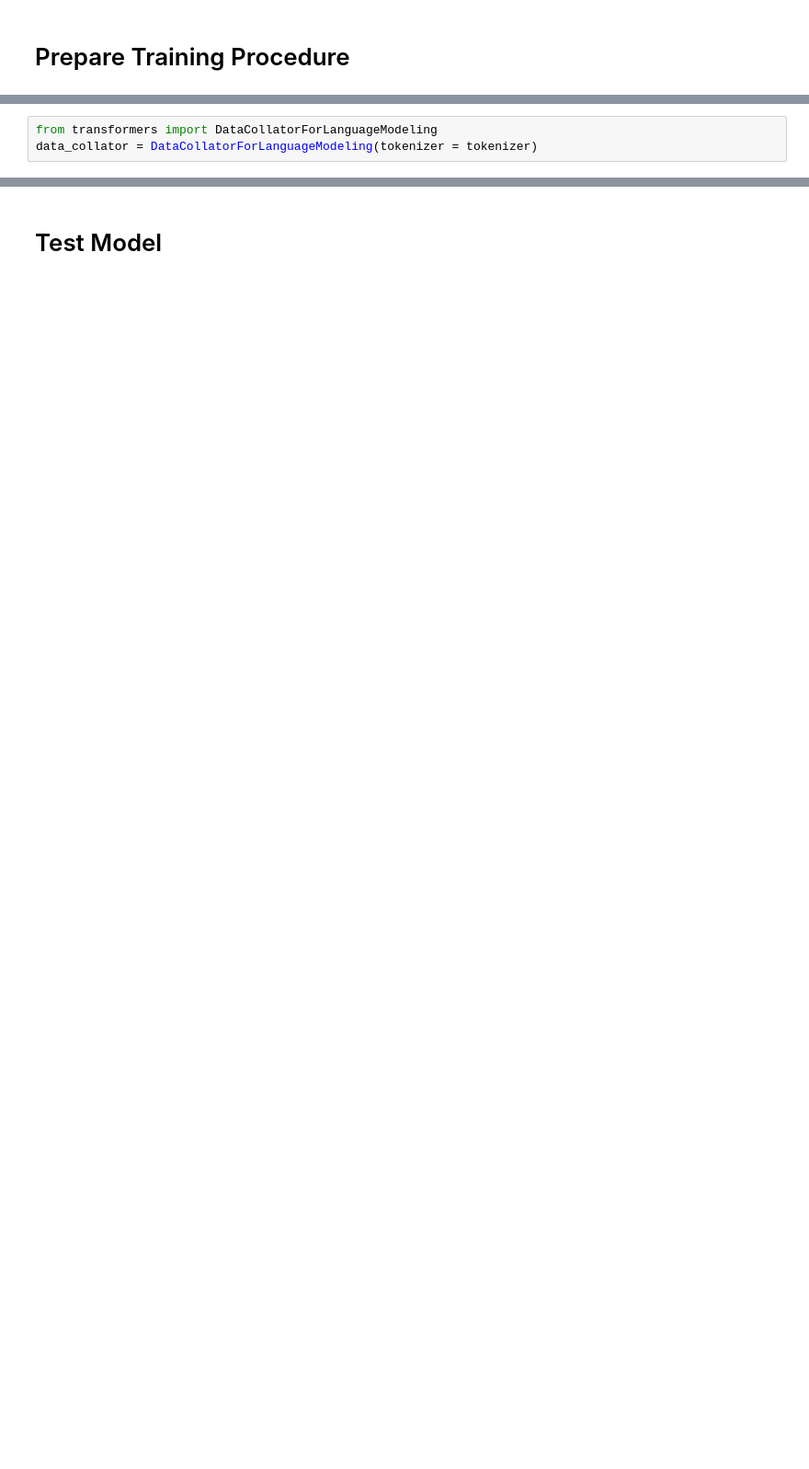
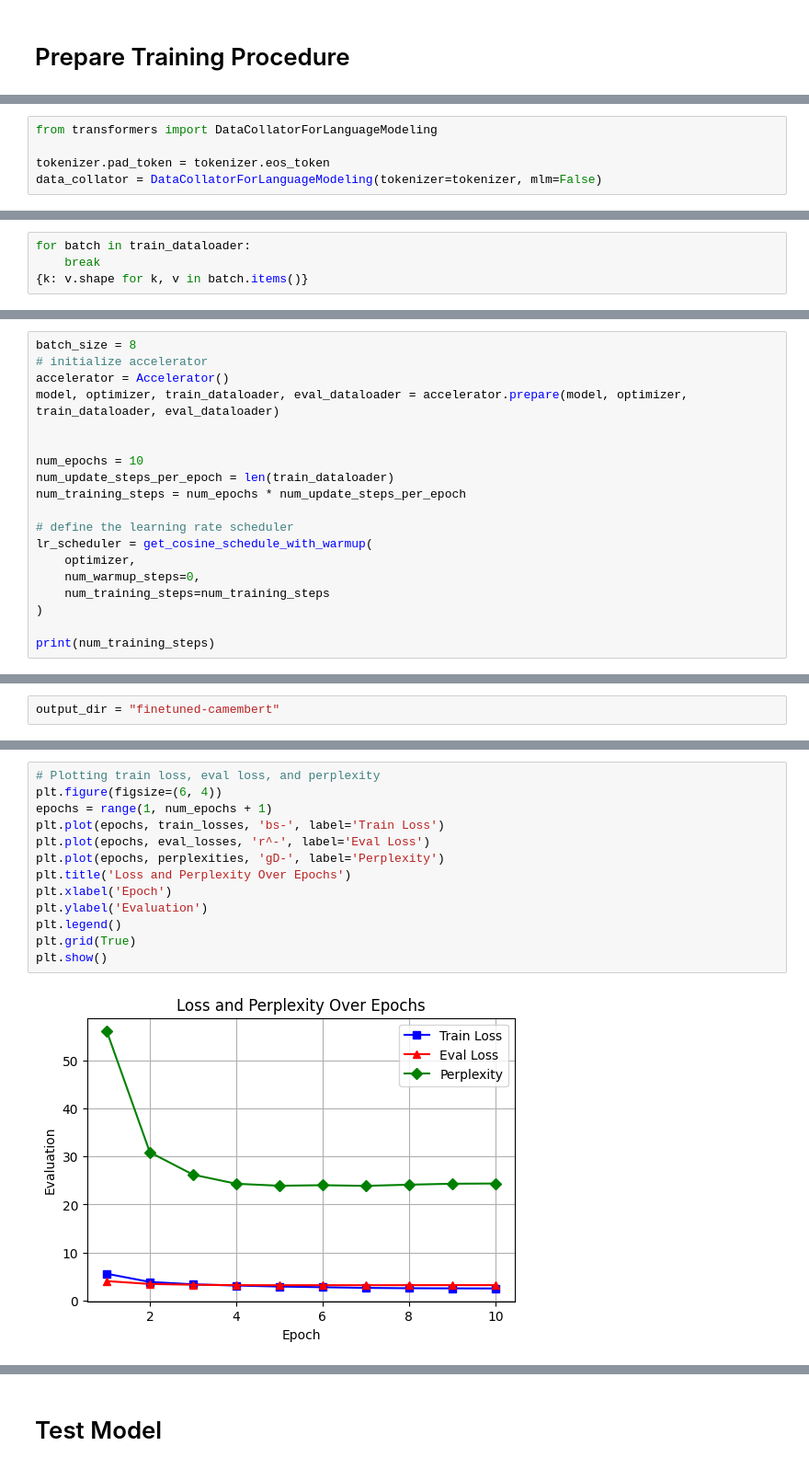
Before and after one commit to huang-pixel/src, a Jupyter notebook: camemBERT_finetuning.ipynb, the cells around one changed output, grey strips where cells are left out. Shown at 92% size. Saved outputs shown, nothing was run; the diff lists cells and outputs as text; blank space fills up the shorter version.

```diff
--- a/camemBERT_finetuning.ipynb
+++ b/camemBERT_finetuning.ipynb
@@ -265,3 +153,5 @@ torch.cuda.current_device()
 # %%
 from transformers import DataCollatorForLanguageModeling
-data_collator = DataCollatorForLanguageModeling(tokenizer = tokenizer)
+
+tokenizer.pad_token = tokenizer.eos_token
+data_collator = DataCollatorForLanguageModeling(tokenizer=tokenizer, mlm=False)
@@ -300,0 +167,4 @@ lr_scheduler = get_scheduler("linear",optimizer=optimizer,num_warmup_steps=0,num
+# %%
+for batch in train_dataloader:
+    break
+{k: v.shape for k, v in batch.items()}
@@ -300,0 +183,19 @@ lr_scheduler = get_scheduler("linear",optimizer=optimizer,num_warmup_steps=0,num
+# %%
+batch_size = 8
+# initialize accelerator
+accelerator = Accelerator()
+model, optimizer, train_dataloader, eval_dataloader = accelerator.prepare(model, optimizer, train_dataloader, eval_dataloader)
+
+
+num_epochs = 10
+num_update_steps_per_epoch = len(train_dataloader)
+num_training_steps = num_epochs * num_update_steps_per_epoch
+
+# define the learning rate scheduler
+lr_scheduler = get_cosine_schedule_with_warmup(
+    optimizer,
+    num_warmup_steps=0,
+    num_training_steps=num_training_steps
+)
+
+print(num_training_steps)
@@ -301,2 +204,4 @@ lr_scheduler = get_scheduler("linear",optimizer=optimizer,num_warmup_steps=0,num
+# %%
+output_dir = "finetuned-camembert"
 # %%
 import math
@@ -356,0 +278,15 @@ for epoch in range(num_train_epochs):
+# %%
+# Plotting train loss, eval loss, and perplexity
+plt.figure(figsize=(6, 4))
+epochs = range(1, num_epochs + 1)
+plt.plot(epochs, train_losses, 'bs-', label='Train Loss')
+plt.plot(epochs, eval_losses, 'r^-', label='Eval Loss')
+plt.plot(epochs, perplexities, 'gD-', label='Perplexity')
+plt.title('Loss and Perplexity Over Epochs')
+plt.xlabel('Epoch')
+plt.ylabel('Evaluation')
+plt.legend()
+plt.grid(True)
+plt.show()
+# %% [output]
+[figure, added]
```
Also changed, not shown: parts of 56 cells of this notebook, 3 other files.
